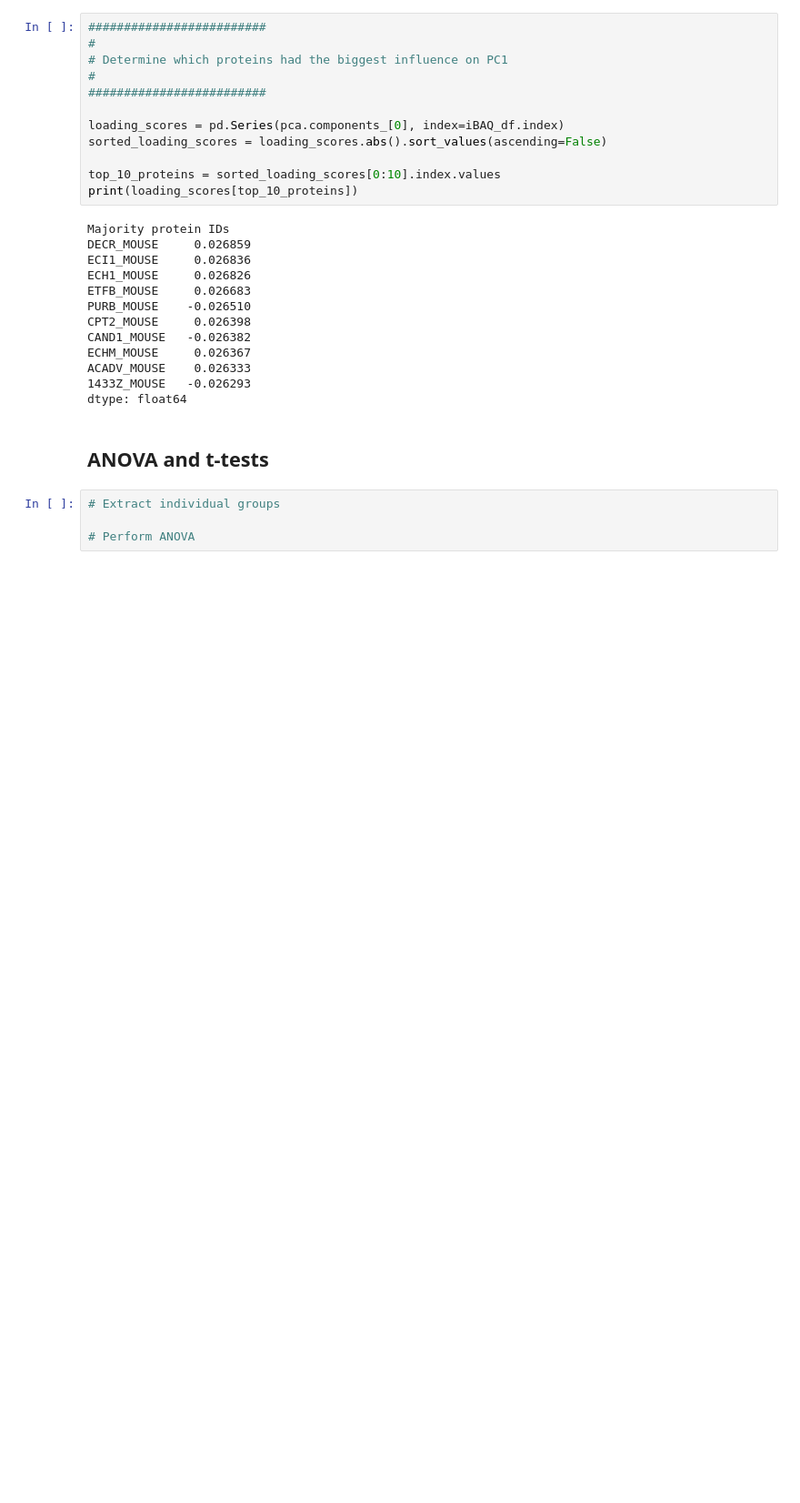
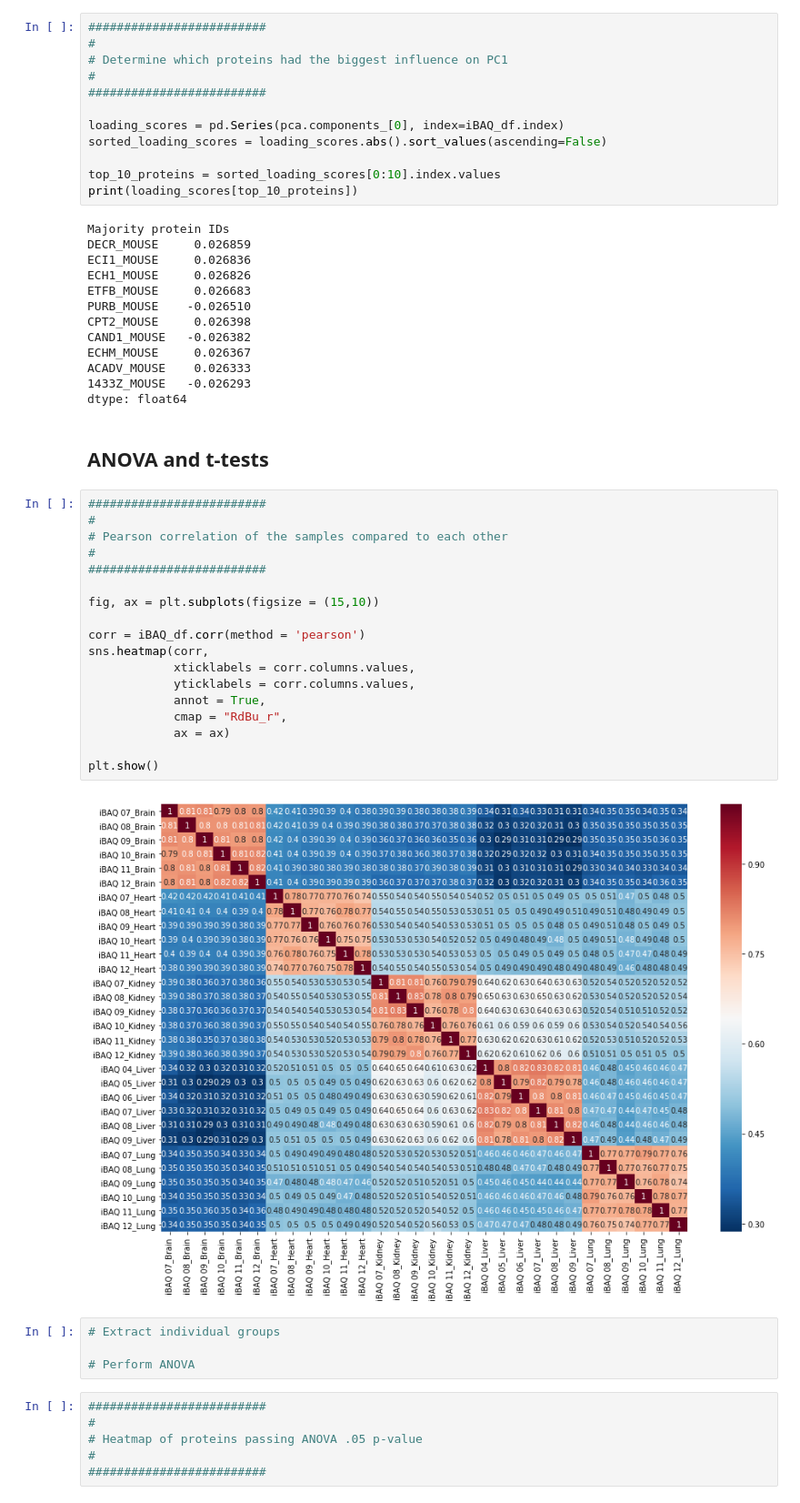
Before and after one commit to PNNL-Comp-Mass-Spec/Tissue_Classification, a Jupyter notebook: MaxQuant_Postprocessing.ipynb, the cells around one changed output. Shown at 91% size. Cells and saved outputs as stored; diff of their text form; blank space fills up the shorter version.

Commit message:
Added Pearson Correlation matrix

```diff
--- a/MaxQuant_Postprocessing.ipynb
+++ b/MaxQuant_Postprocessing.ipynb
@@ -359,10 +364,36 @@ ACADV_MOUSE    0.026333
 dtype: float64
 # %% [markdown]
 ## ANOVA and t-tests
+# %%
+#########################
+#
+# Pearson correlation of the samples compared to each other
+#
+#########################
+
+fig, ax = plt.subplots(figsize = (15,10))
+
+corr = iBAQ_df.corr(method = 'pearson')
+sns.heatmap(corr,
+            xticklabels = corr.columns.values,
+            yticklabels = corr.columns.values,
+            annot = True,
+            cmap = "RdBu_r",
+            ax = ax)
+
+plt.show()
+# %% [output]
+[figure, added]
 # %%
 # Extract individual groups
 
 # Perform ANOVA
+# %%
+#########################
+#
+# Heatmap of proteins passing ANOVA .05 p-value
+#
+#########################
 # %% [markdown]
 ## Generate Images
 * Hierarchical clustering
```
Also changed, not shown: parts of 4 cells of this notebook.
